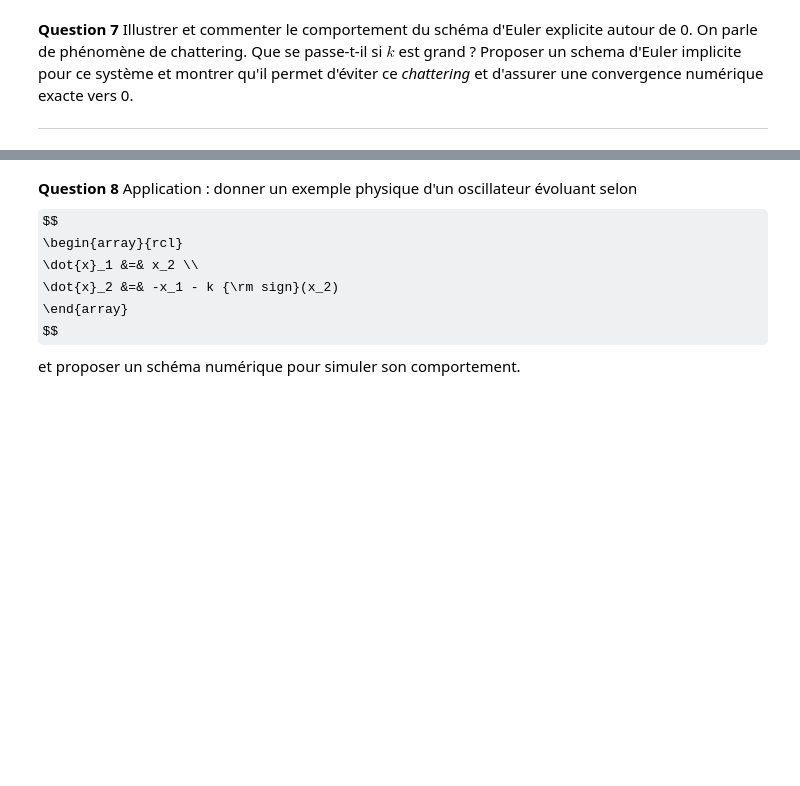
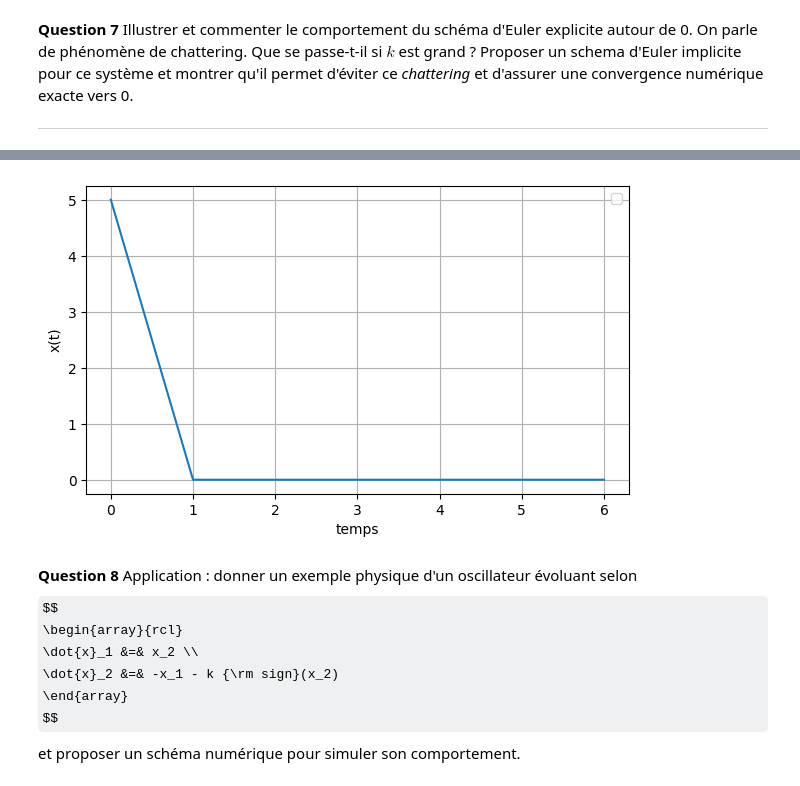
Before and after one commit to alexandrerinchet/Projet-maths-equa-diff, a Jupyter notebook: Projet - Equations Différentielles - 2025.ipynb, the cells around one changed output, grey strips where cells are left out. Saved outputs shown, nothing was run; the diff lists cells and outputs as text; code cells hidden in the pictures; some formulas as TeX source; blank space fills up the shorter version.

```diff
--- a/Projet - Equations Différentielles - 2025.ipynb
+++ b/Projet - Equations Différentielles - 2025.ipynb
@@ -355,7 +361,35 @@ Cela évite le chattering car dès que $|x_n|\le k\,dt$, on obtient exactement $
-# %%
-def euler_implicit_sliding(x0,t0,tf,dt):
-
-    return time, sol
+# %%
+def euler_implicit_sliding(x0,t0,tf,dt,k) :
+    time = [t0]
+    sol = [x0]
+    t = t0
+    x = x0
+    while t + dt <= tf :
+        if abs(x) <= k*dt :
+            x = 0
+        elif x > 0 :
+            #si x>0, on descend vers 0
+            x += -k*dt
+        else :
+            #si x<0, on remonte vers 0
+            x+= k*dt
+        sol.append(x)
+        t += dt
+        time.append(t)
+    return time, sol
+
+time, sol = euler_implicit_sliding(x0=5.0, t0=0, tf=6.0, dt=0.005, k=5.0)
+
+plt.xlabel("temps")
+plt.ylabel("x(t)")
+plt.plot(time, sol)
+plt.grid()
+plt.legend()
+plt.show();
+
+#pas de chattering
+# %% [output]
+[figure, added]
 # %% [markdown]
 **Question 8** Application : donner un exemple physique d'un oscillateur évoluant selon
 $$
```
Also changed, not shown: parts of 6 cells of this notebook.
